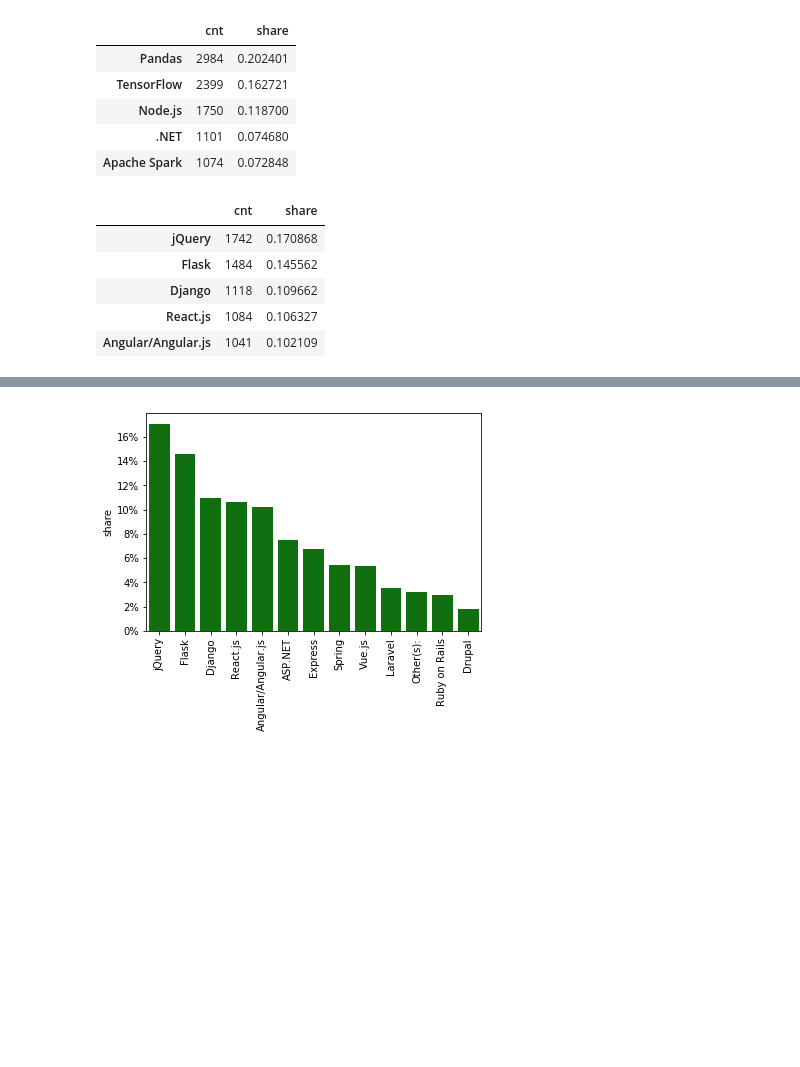
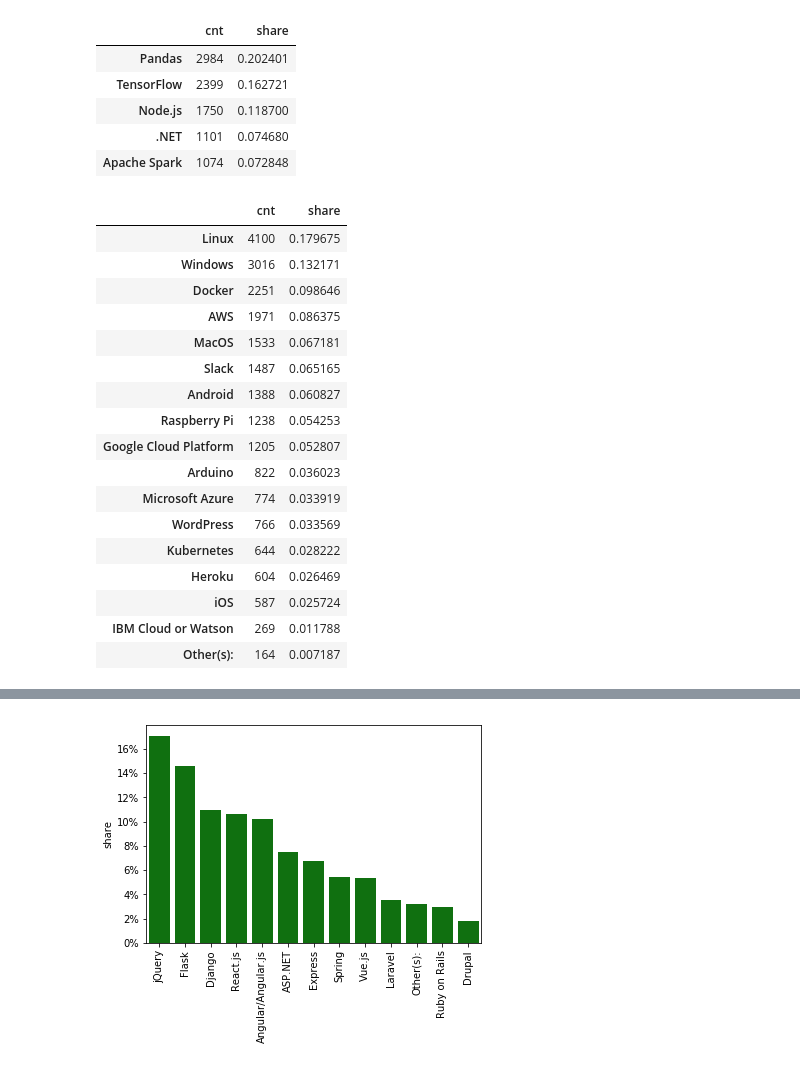
Before and after one commit to StefanTippelt/stack_overflow_developer_survey, a Jupyter notebook: stackoverflow_exploration.ipynb, the cells around one changed output, grey strips where cells are left out. Saved outputs shown, nothing was run; the diff lists cells and outputs as text; code cells hidden in the pictures; blank space fills up the shorter version.

Commit message:
feat: Add exploration of platform and languages used

```diff
--- a/stackoverflow_exploration.ipynb
+++ b/stackoverflow_exploration.ipynb
@@ -198,5 +182,3 @@ def split_to_list(row):
   else:
     new_row = []
   return new_row
-# %%
-ds_df["individual_WebFrameWorkedWith"] = ds_df["WebFrameWorkedWith"].str.split(";")
@@ -214,15 +202,15 @@ ds_misc_tools.head()
 | Node.js | 1750 | 0.118700 |
 | .NET | 1101 | 0.074680 |
 | Apache Spark | 1074 | 0.072848 |
-# %%
-tmp_web_frameworks = ds_df["individual_WebFrameWorkedWith"].apply(pd.Series).stack()
-df_web_frameworks = tmp_web_frameworks.value_counts().to_frame().rename(columns={0: 'cnt'})
-df_web_frameworks["share"] = df_web_frameworks["cnt"] / df_web_frameworks["cnt"].sum()
-df_web_frameworks.head()
-# %% [output]
-|  | cnt | share |
-| jQuery | 1742 | 0.170868 |
-| Flask | 1484 | 0.145562 |
-| Django | 1118 | 0.109662 |
-| React.js | 1084 | 0.106327 |
-| Angular/Angular.js | 1041 | 0.102109 |
+# %%
+def get_shares(df, col, delimiter=';'):
+  new_col = 'individual_' + col
+  df[new_col] = df[col].str.split(delimiter)
+
+  tmp_df = df[new_col].apply(pd.Series).stack()
+  share_df = tmp_df.value_counts().to_frame().rename(
+      columns={0: 'cnt'}
+  )
+  share_df["share"] = share_df["cnt"] / share_df["cnt"].sum()
+
+  return share_df
@@ -228,0 +221,21 @@ df_web_frameworks.head()
+# %%
+ds_platform = get_shares(df=ds_df, col="PlatformWorkedWith", delimiter=';'); ds_platform
+# %% [output]
+|  | cnt | share |
+| Linux | 4100 | 0.179675 |
+| Windows | 3016 | 0.132171 |
+| Docker | 2251 | 0.098646 |
+| AWS | 1971 | 0.086375 |
+| MacOS | 1533 | 0.067181 |
+| Slack | 1487 | 0.065165 |
+| Android | 1388 | 0.060827 |
+| Raspberry Pi | 1238 | 0.054253 |
+| Google Cloud Platform | 1205 | 0.052807 |
+| Arduino | 822 | 0.036023 |
+| Microsoft Azure | 774 | 0.033919 |
+| WordPress | 766 | 0.033569 |
+| Kubernetes | 644 | 0.028222 |
+| Heroku | 604 | 0.026469 |
+| iOS | 587 | 0.025724 |
+| IBM Cloud or Watson | 269 | 0.011788 |
+| Other(s): | 164 | 0.007187 |
```
Also changed, not shown: parts of 25 cells of this notebook.
